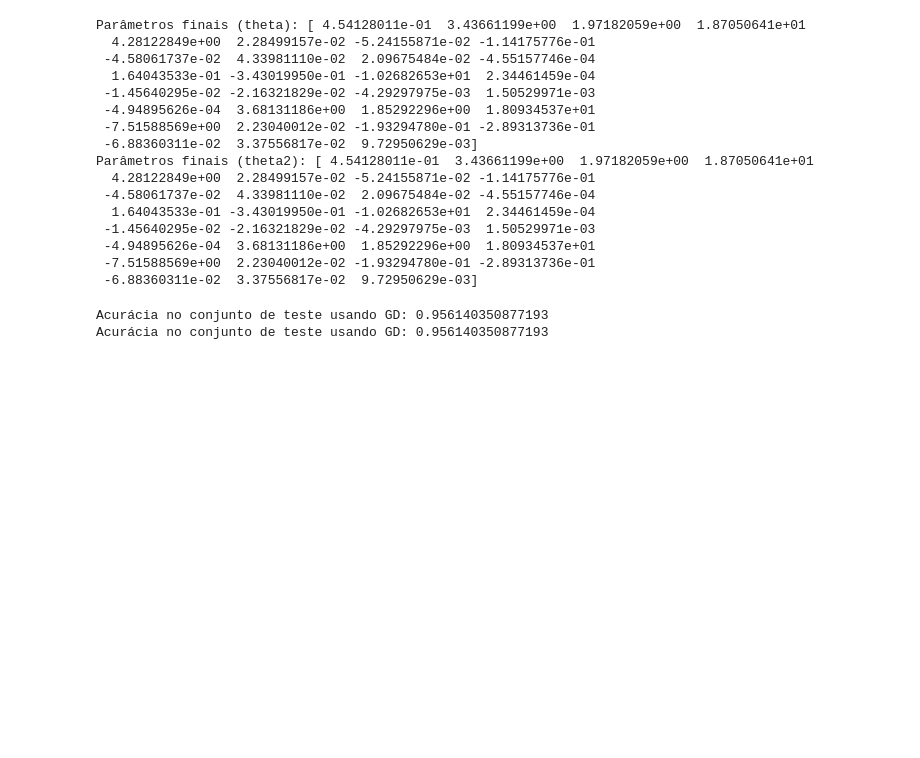
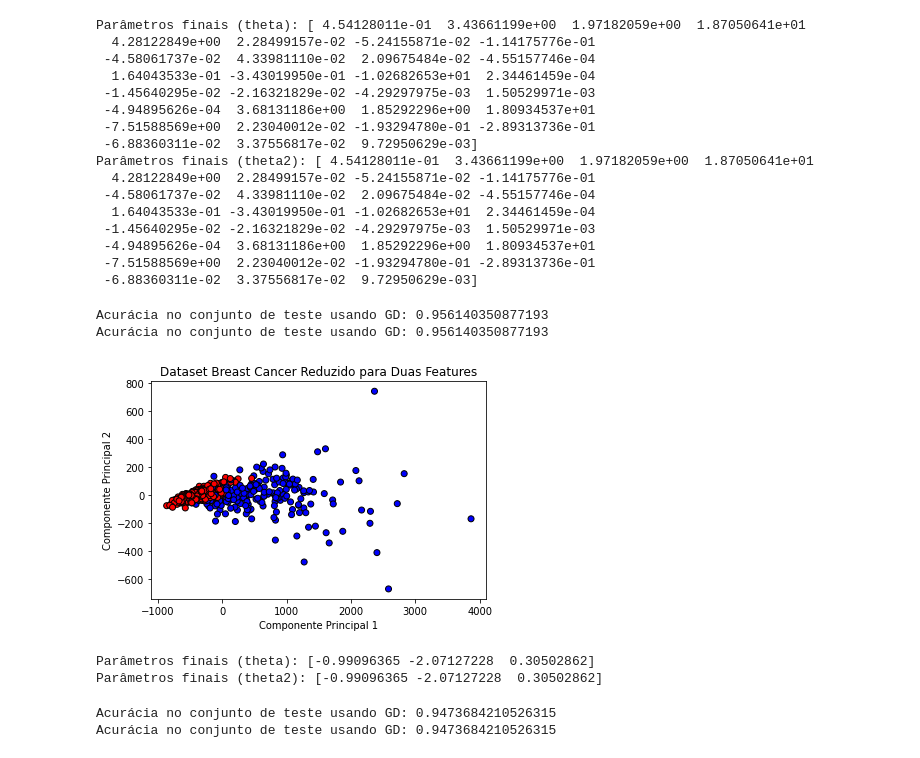
Before and after one commit to thomz2/machine_learning_and_data_mining, a Jupyter notebook: 2_logistic_regression/logistic_regression.ipynb, the cells around one changed output. Drawn from its saved outputs; the diff is of its cells as text; code cells hidden in the pictures; blank space fills up the shorter version.

Commit message:
logistic regreesion on PC1 and PC2 breast analisys dataset

```diff
--- a/2_logistic_regression/logistic_regression.ipynb
+++ b/2_logistic_regression/logistic_regression.ipynb
@@ -90,3 +90,23 @@ print("Acurácia no conjunto de teste usando GD:", accuracy)
 # %% [output]
 Acurácia no conjunto de teste usando GD: 0.956140350877193
 Acurácia no conjunto de teste usando GD: 0.956140350877193
+# %%
+import numpy as np
+import matplotlib.pyplot as plt
+from sklearn.datasets import load_breast_cancer
+from sklearn.decomposition import PCA
+
+data = load_breast_cancer()
+X = data.data
+y = data.target
+
+pca = PCA(n_components=2)
+X_reduced = pca.fit_transform(X)
+
+plt.scatter(X_reduced[:, 0], X_reduced[:, 1], c=y, cmap='bwr', edgecolors='k')
+plt.xlabel('Componente Principal 1')
+plt.ylabel('Componente Principal 2')
+plt.title('Dataset Breast Cancer Reduzido para Duas Features')
+plt.show()
+# %% [output]
+[figure, added]
@@ -92,0 +120,22 @@ Acurácia no conjunto de teste usando GD: 0.956140350877193
+# %%
+w = np.zeros(X_train.shape[1])
+
+theta  = GD(X_train, y_train, w, alpha, num_iters)
+theta2 = GD2(X_train, y_train, w, alpha, num_iters)
+
+print("Parâmetros finais (theta):",  theta)
+print("Parâmetros finais (theta2):", theta2)
+# %% [output]
+Parâmetros finais (theta): [-0.99096365 -2.07127228  0.30502862]
+Parâmetros finais (theta2): [-0.99096365 -2.07127228  0.30502862]
+# %%
+y_pred = predict(X_test, theta)
+accuracy = np.mean(y_pred == y_test)
+print("Acurácia no conjunto de teste usando GD:", accuracy)
+
+y_pred = predict(X_test, theta2)
+accuracy = np.mean(y_pred == y_test)
+print("Acurácia no conjunto de teste usando GD:", accuracy)
+# %% [output]
+Acurácia no conjunto de teste usando GD: 0.9473684210526315
+Acurácia no conjunto de teste usando GD: 0.9473684210526315
```
Also changed, not shown: parts of 2 cells of this notebook.
